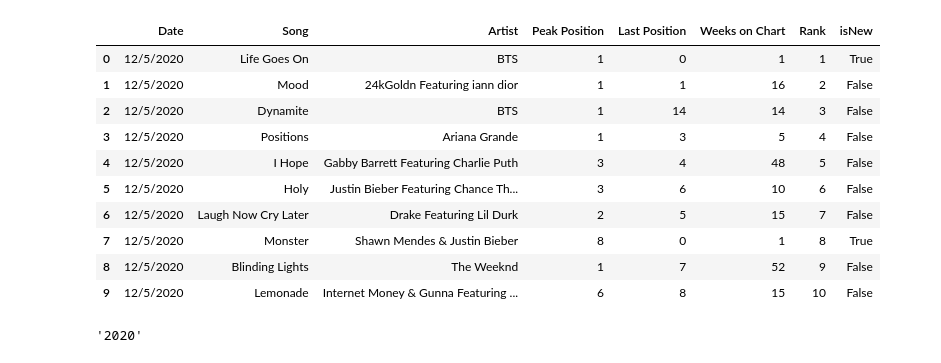
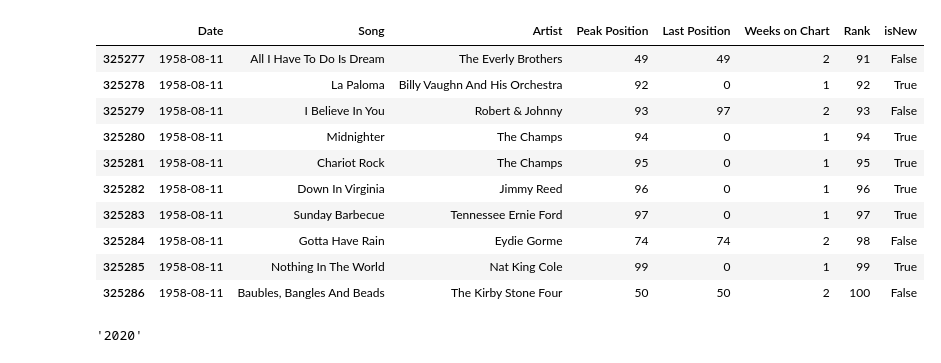
Before and after one commit to jcbib/cse-158-assignment-2, a Jupyter notebook: cse158_a2.ipynb, the cells around one changed output. Saved outputs shown, nothing was run; the diff lists cells and outputs as text; code cells hidden in the pictures.

```diff
--- a/cse158_a2.ipynb
+++ b/cse158_a2.ipynb
@@ -132,19 +365,19 @@ features
 # load Billboard dataset
 df = pd.read_csv('billboard_hot_100_all.tsv', sep='\t', encoding = "ISO-8859-1")
 # %%
-df.head(10)
+df.tail(10)
 # %% [output]
 |  | Date | Song | Artist | Peak Position | Last Position | Weeks on Chart | Rank | isNew |
-| 0 | 12/5/2020 | Life Goes On | BTS | 1 | 0 | 1 | 1 | True |
-| 1 | 12/5/2020 | Mood | 24kGoldn Featuring iann dior | 1 | 1 | 16 | 2 | False |
-| 2 | 12/5/2020 | Dynamite | BTS | 1 | 14 | 14 | 3 | False |
-| 3 | 12/5/2020 | Positions | Ariana Grande | 1 | 3 | 5 | 4 | False |
-| 4 | 12/5/2020 | I Hope | Gabby Barrett Featuring Charlie Puth | 3 | 4 | 48 | 5 | False |
-| 5 | 12/5/2020 | Holy | Justin Bieber Featuring Chance Th... | 3 | 6 | 10 | 6 | False |
-| 6 | 12/5/2020 | Laugh Now Cry Later | Drake Featuring Lil Durk | 2 | 5 | 15 | 7 | False |
-| 7 | 12/5/2020 | Monster | Shawn Mendes & Justin Bieber | 8 | 0 | 1 | 8 | True |
-| 8 | 12/5/2020 | Blinding Lights | The Weeknd | 1 | 7 | 52 | 9 | False |
-| 9 | 12/5/2020 | Lemonade | Internet Money & Gunna Featuring ... | 6 | 8 | 15 | 10 | False |
+| 325277 | 1958-08-11 | All I Have To Do Is Dream | The Everly Brothers | 49 | 49 | 2 | 91 | False |
+| 325278 | 1958-08-11 | La Paloma | Billy Vaughn And His Orchestra | 92 | 0 | 1 | 92 | True |
+| 325279 | 1958-08-11 | I Believe In You | Robert & Johnny | 93 | 97 | 2 | 93 | False |
+| 325280 | 1958-08-11 | Midnighter | The Champs | 94 | 0 | 1 | 94 | True |
+| 325281 | 1958-08-11 | Chariot Rock | The Champs | 95 | 0 | 1 | 95 | True |
+| 325282 | 1958-08-11 | Down In Virginia | Jimmy Reed | 96 | 0 | 1 | 96 | True |
+| 325283 | 1958-08-11 | Sunday Barbecue | Tennessee Ernie Ford | 97 | 0 | 1 | 97 | True |
+| 325284 | 1958-08-11 | Gotta Have Rain | Eydie Gorme | 74 | 74 | 2 | 98 | False |
+| 325285 | 1958-08-11 | Nothing In The World | Nat King Cole | 99 | 0 | 1 | 99 | True |
+| 325286 | 1958-08-11 | Baubles, Bangles And Beads | The Kirby Stone Four | 50 | 50 | 2 | 100 | False |
 # %%
 df.iloc[0].Date[-4:]
 # %% [output]
```
Also changed, not shown: parts of 60 cells of this notebook, 4 other files.
